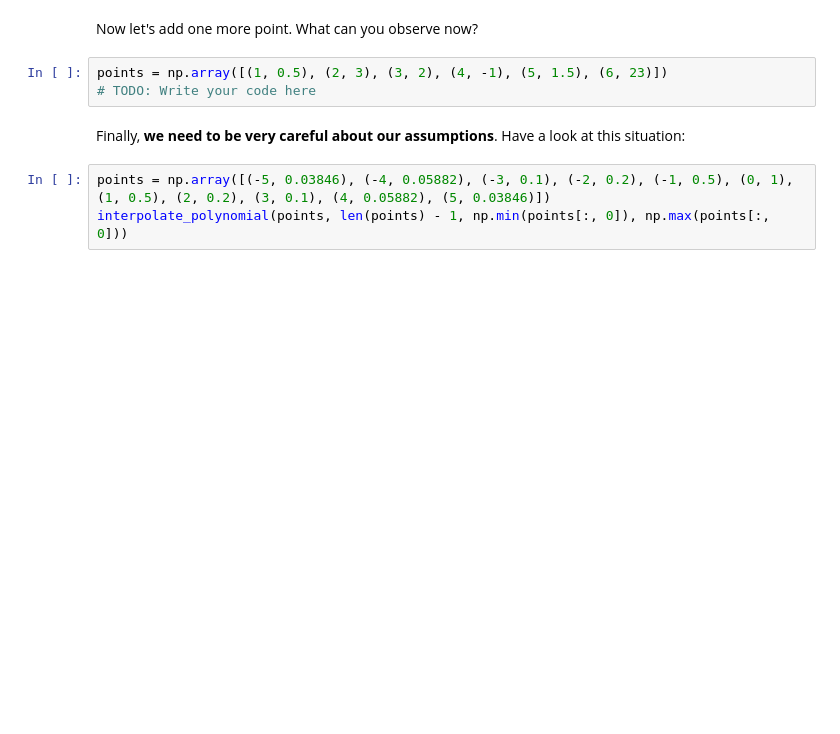
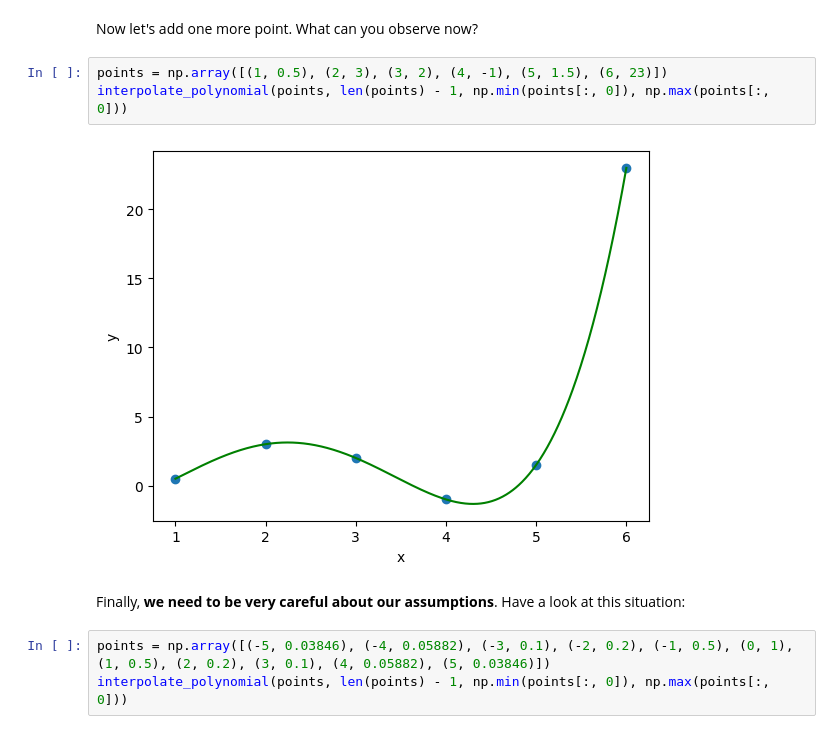
Before and after one commit to plamensve/Math-concepts-for-Developers---2026, a Jupyter notebook: 02_linear_algebra/plamen_svetoslavov/exercise/Linear-Algebra-Exercise.ipynb, the cells around one changed output. Drawn from its saved outputs; the diff is of its cells as text; blank space fills up the shorter version.

```diff
--- a/02_linear_algebra/plamen_svetoslavov/exercise/Linear-Algebra-Exercise.ipynb
+++ b/02_linear_algebra/plamen_svetoslavov/exercise/Linear-Algebra-Exercise.ipynb
@@ -151,7 +182,9 @@ points = np.array([(1, 0.5), (2, 3), (3, 2), (4, -1), (5, 1.5)])
 Now let's add one more point. What can you observe now?
 # %%
 points = np.array([(1, 0.5), (2, 3), (3, 2), (4, -1), (5, 1.5), (6, 23)])
-# TODO: Write your code here
+interpolate_polynomial(points, len(points) - 1, np.min(points[:, 0]), np.max(points[:, 0]))
+# %% [output]
+[figure, added]
 # %% [markdown]
 Finally, **we need to be very careful about our assumptions**. Have a look at this situation:
 # %%
```
Also changed, not shown: parts of 27 cells of this notebook, 1 other file.
